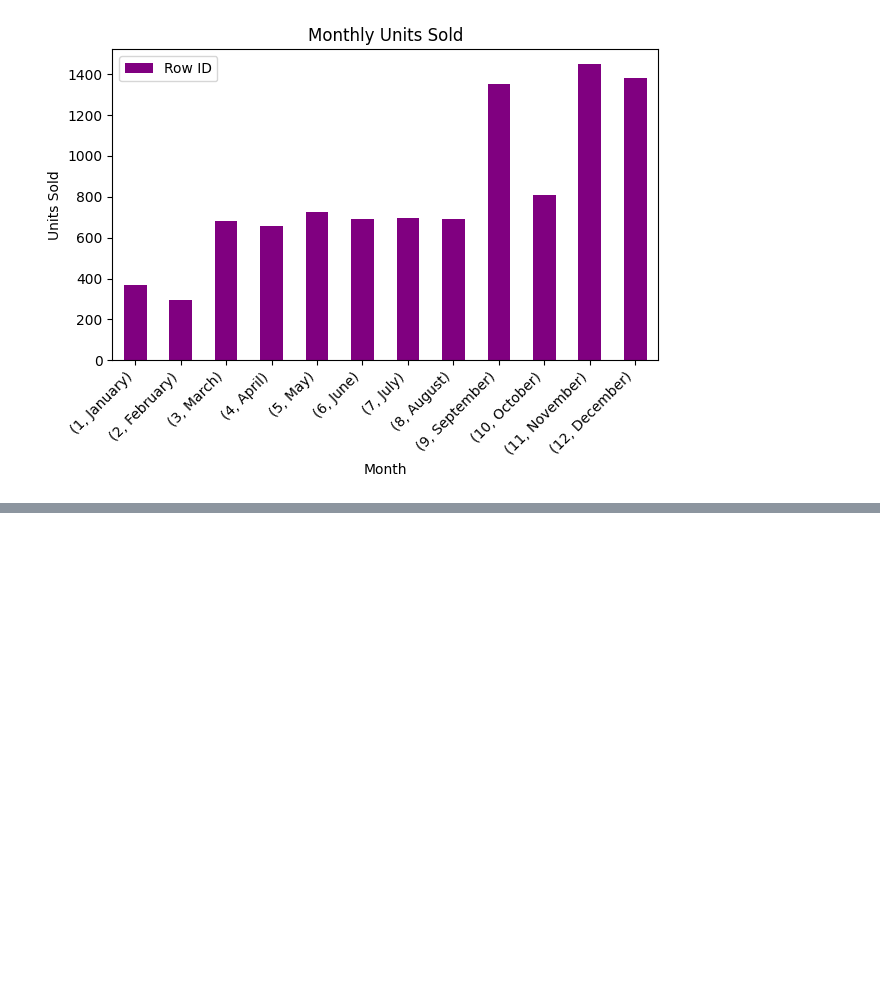
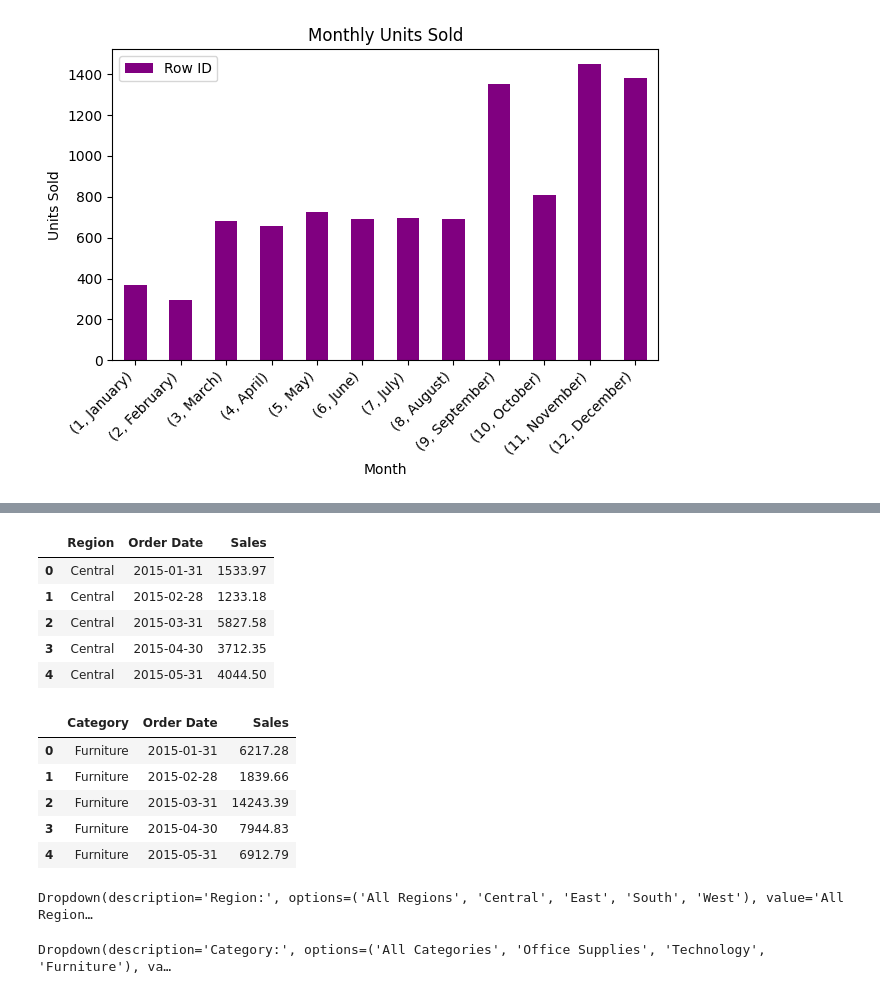
Before and after one commit to marium65/Elevvo-Tasks, a Jupyter notebook: Task_1.ipynb, the cells around one changed output, grey strips where cells are left out. Saved outputs shown, nothing was run; the diff lists cells and outputs as text; code cells hidden in the pictures; blank space fills up the shorter version.

```diff
--- a/Task_1.ipynb
+++ b/Task_1.ipynb
@@ -169,0 +185,48 @@ plt.show()
+# %%
+region_sales = df.groupby('Region')['Sales'].resample('M').sum().reset_index()
+category_sales = df.groupby('Category')['Sales'].resample('M').sum().reset_index()
+display(region_sales.head())
+display(category_sales.head())
+# %% [output]
+|  | Region | Order Date | Sales |
+| 0 | Central | 2015-01-31 | 1533.97 |
+| 1 | Central | 2015-02-28 | 1233.18 |
+| 2 | Central | 2015-03-31 | 5827.58 |
+| 3 | Central | 2015-04-30 | 3712.35 |
+| 4 | Central | 2015-05-31 | 4044.50 |
+|  | Category | Order Date | Sales |
+| 0 | Furniture | 2015-01-31 | 6217.28 |
+| 1 | Furniture | 2015-02-28 | 1839.66 |
+| 2 | Furniture | 2015-03-31 | 14243.39 |
+| 3 | Furniture | 2015-04-30 | 7944.83 |
+| 4 | Furniture | 2015-05-31 | 6912.79 |
+# %%
+import ipywidgets as widgets
+from IPython.display import display
+
+# Get unique values for slicers
+regions = df['Region'].unique().tolist()
+regions.insert(0, 'All Regions')
+
+categories = df['Category'].unique().tolist()
+categories.insert(0, 'All Categories')
+
+# Create dropdown slicers
+region_slicer = widgets.Dropdown(
+    options=regions,
+    description='Region:',
+    disabled=False,
+)
+
+category_slicer = widgets.Dropdown(
+    options=categories,
+    description='Category:',
+    disabled=False,
+)
+
+# Display slicers
+display(region_slicer)
+display(category_slicer)
+# %% [output]
+Dropdown(description='Region:', options=('All Regions', 'Central', 'East', 'South', 'West'), value='All Region…
+Dropdown(description='Category:', options=('All Categories', 'Office Supplies', 'Technology', 'Furniture'), va…
```
Also changed, not shown: parts of 2 cells of this notebook.
